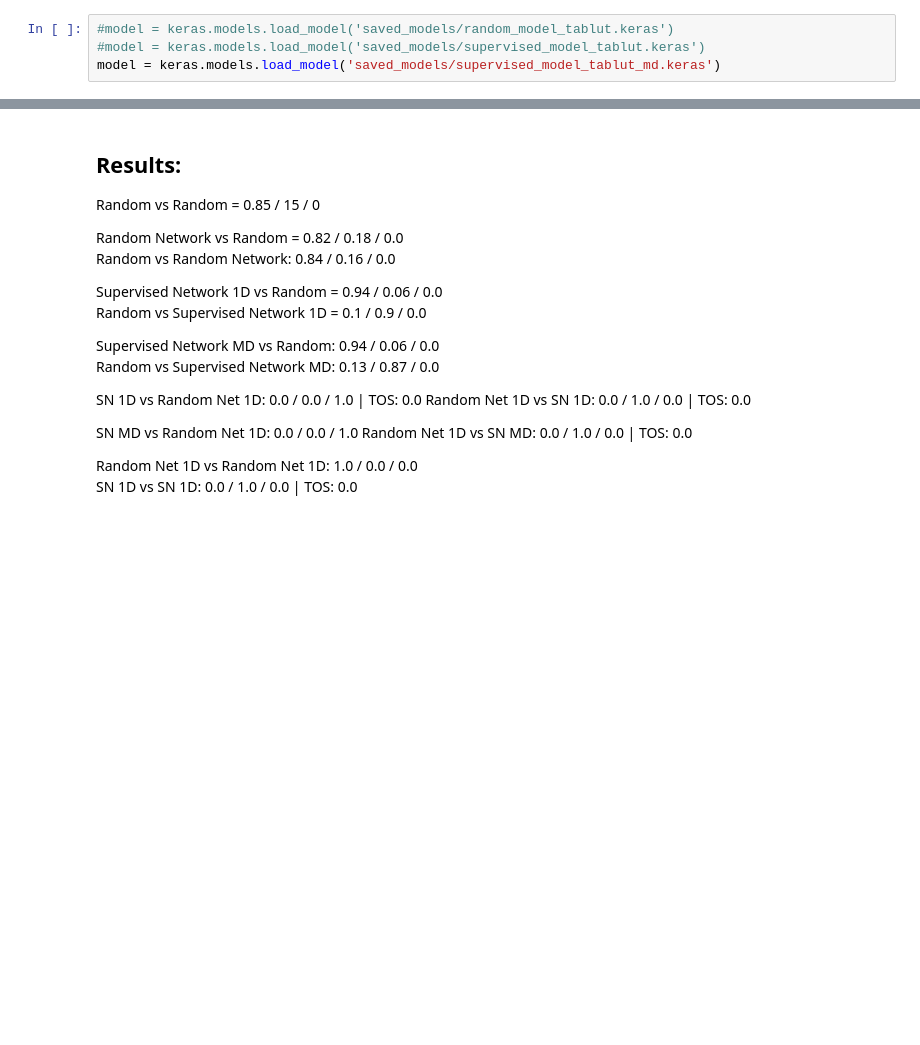
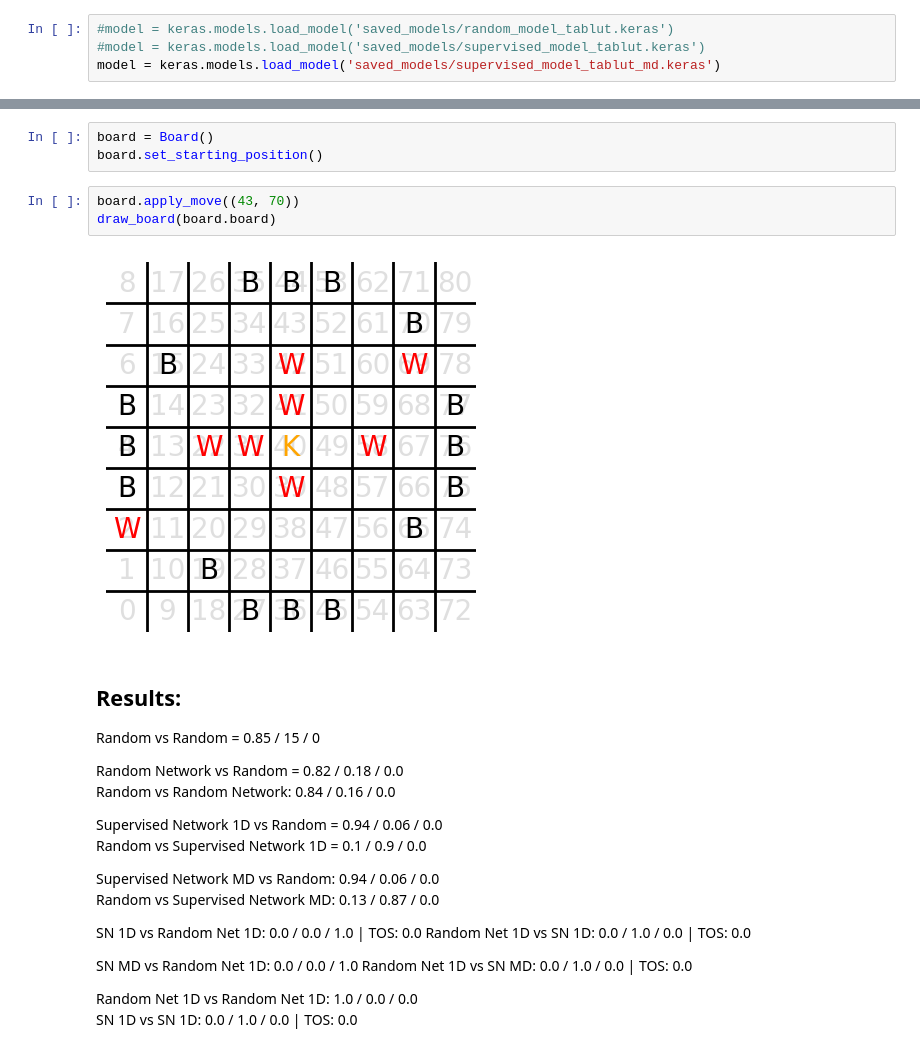
Before and after one commit to pemabi/tafl, a Jupyter notebook: muninn/network_eval.ipynb, the cells around one changed output, grey strips where cells are left out. Saved outputs shown, nothing was run; the diff lists cells and outputs as text; blank space fills up the shorter version.

```diff
--- a/muninn/network_eval.ipynb
+++ b/muninn/network_eval.ipynb
@@ -272,3 +264,11 @@ draw_board(board.board)
+# %%
+board = Board()
+board.set_starting_position()
+# %%
+board.apply_move((43, 70))
+draw_board(board.board)
+# %% [output]
+[figure, added]
 # %% [markdown]
 ## Results:
 Random vs Random = 0.85 / 15 / 0
```
Also changed, not shown: parts of 11 cells of this notebook, 5 other files.
